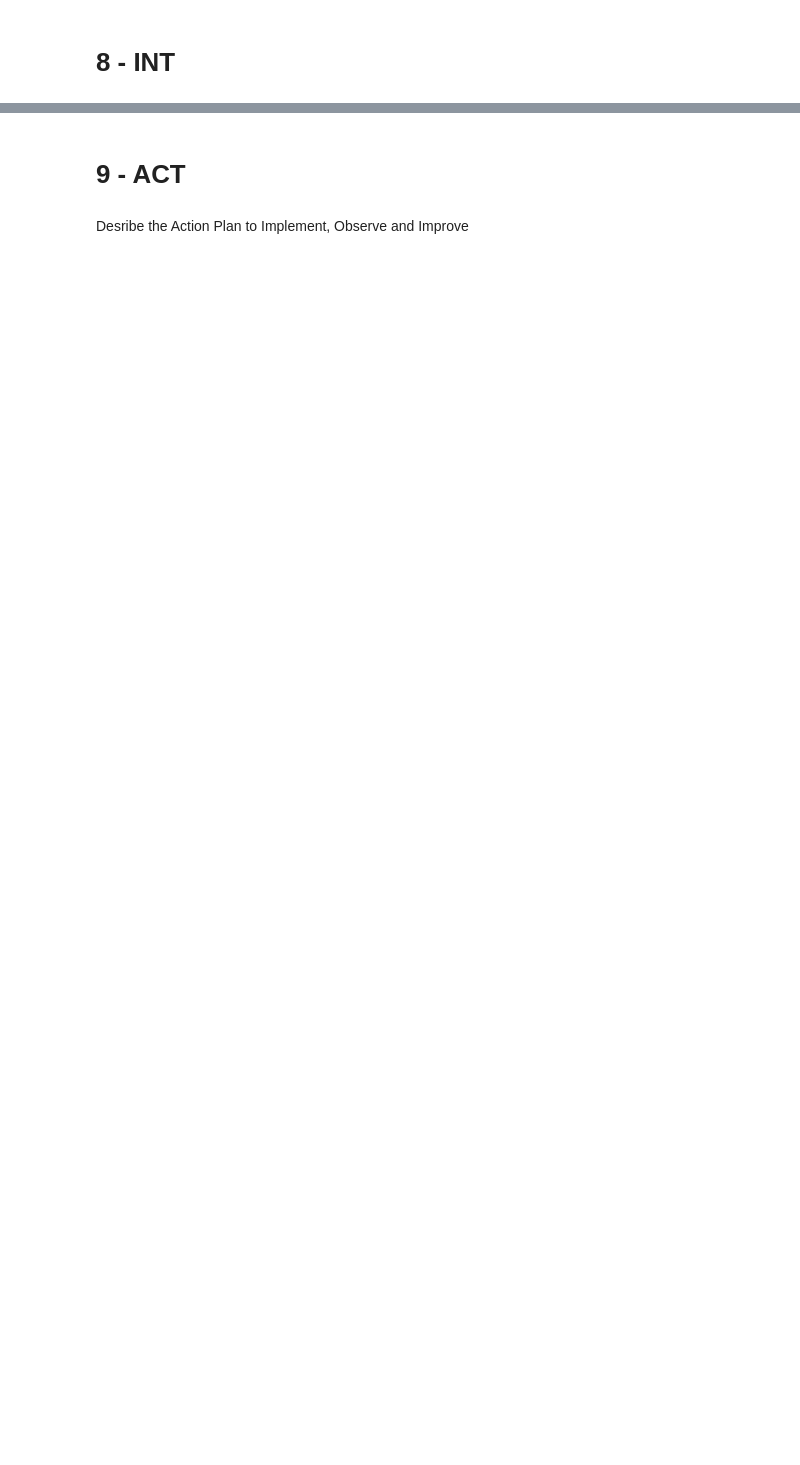
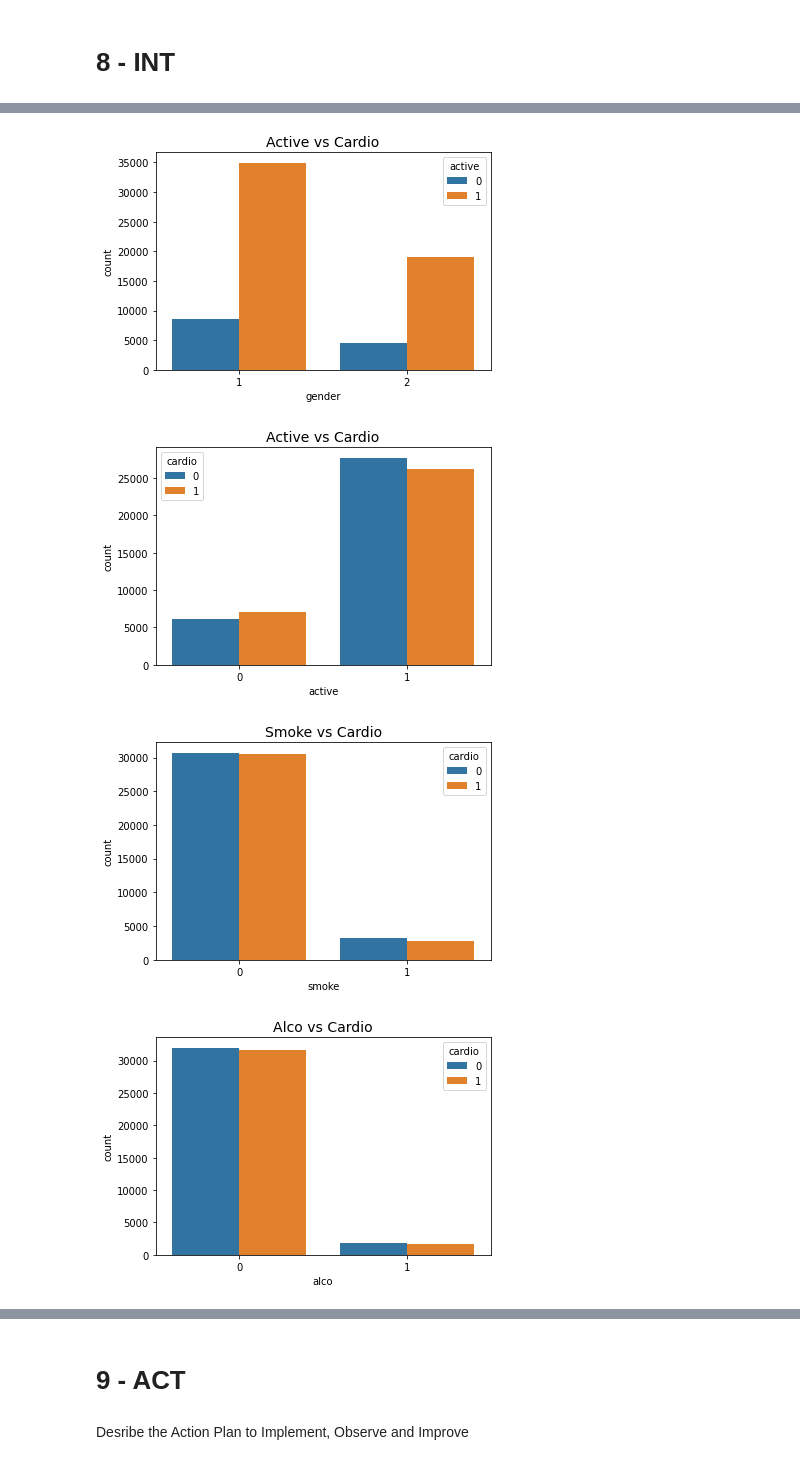
Before and after one commit to Pokekaya/722-BDAS, a Jupyter notebook: code.ipynb, the cells around one changed output, grey strips where cells are left out. Saved outputs shown, nothing was run; the diff lists cells and outputs as text; code cells hidden in the pictures; blank space fills up the shorter version.

```diff
--- a/code.ipynb
+++ b/code.ipynb
@@ -1545,0 +1550,32 @@ RandomForestClassificationModel: uid=RandomForestClassifier_cf866f84aa62, numTre
+# %%
+# Plotting 'Cardio vs active'
+df_pd = df.toPandas()
+sns.countplot(x='gender', hue='active', data=df_pd)
+plt.title("Active vs Cardio", size=14)
+plt.show()
+
+# Plotting 'Cardio vs smoke'
+sns.countplot(x='active', hue='cardio', data=df_pd)
+plt.title("Active vs Cardio", size=14)
+plt.show()
+
+# Plotting 'Cardio vs smoke'
+sns.countplot(x='smoke', hue='cardio', data=df_pd)
+plt.title("Smoke vs Cardio", size=14)
+plt.show()
+
+# Plotting 'Cardio vs alco'
+sns.countplot(x='alco', hue='cardio', data=df_pd)
+plt.title("Alco vs Cardio", size=14)
+plt.show()
+
+# Plotting 'Cardio vs Age'
+df_pd = merge_df.toPandas()
+sns.countplot(x='age', hue='cardio', data=df_pd)
+plt.title("Age vs Cardio", size=14)
+plt.show()
+# %% [output]
+[figure, added]
+[figure, added]
+[figure, added]
+[figure, added]
```
Also changed, not shown: parts of 53 cells of this notebook.
